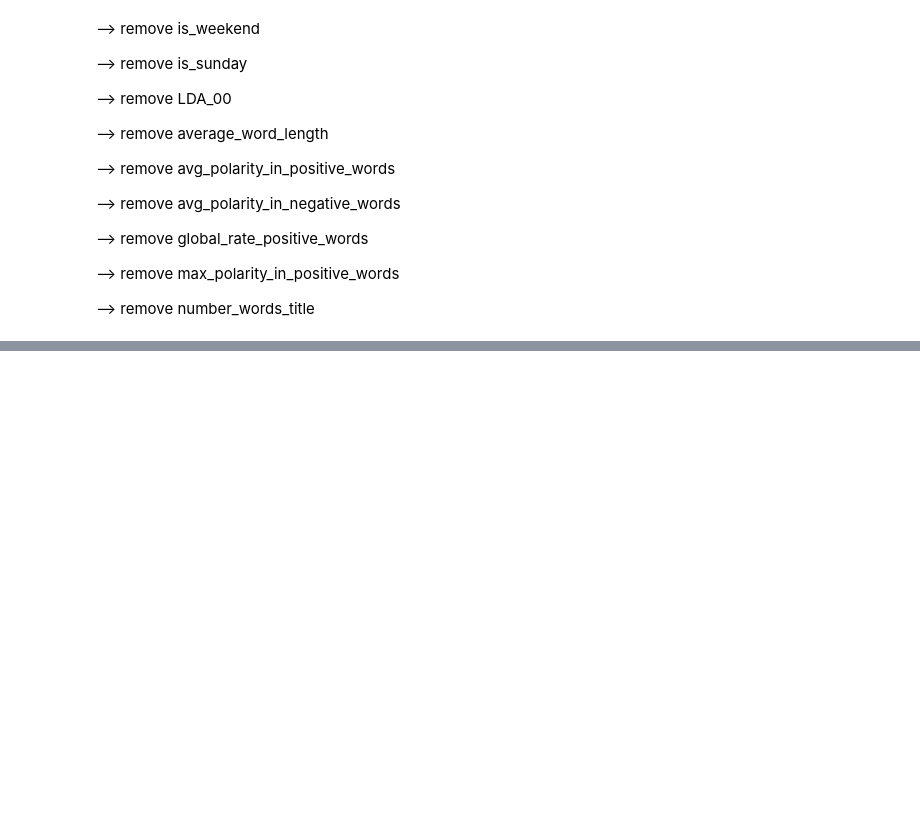
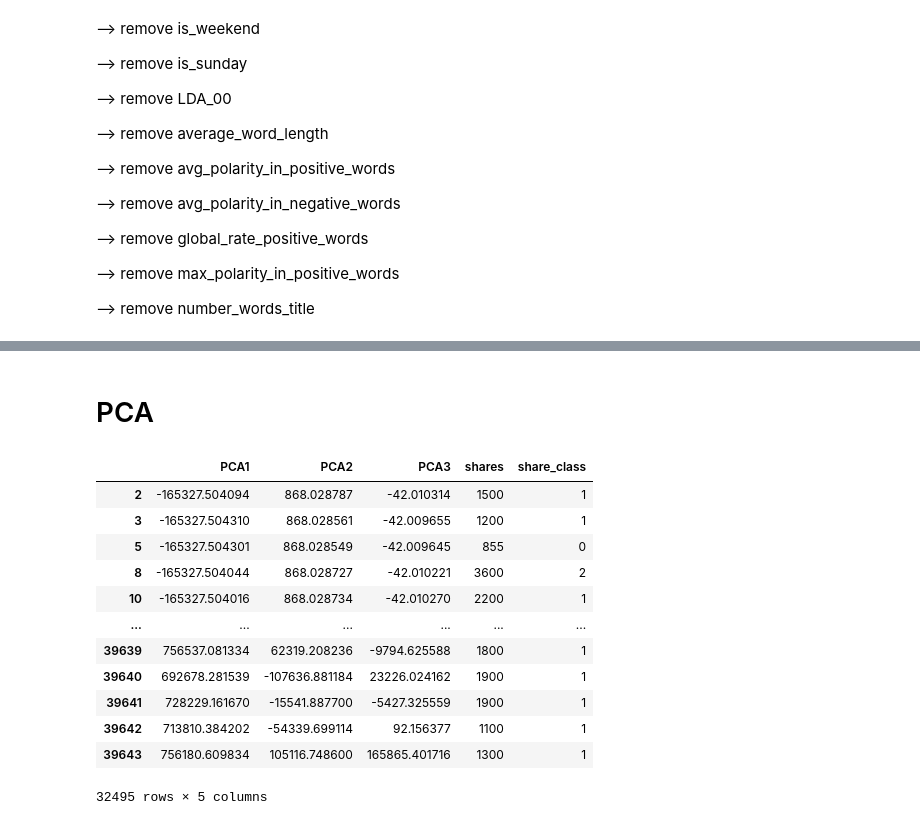
Before and after one commit to proohit/trends-in-ds-team1, a Jupyter notebook: onp_preprocessing.ipynb, the cells around one changed output, grey strips where cells are left out. Cells and saved outputs as stored; diff of their text form; code cells hidden in the pictures; blank space fills up the shorter version.

```diff
--- a/onp_preprocessing.ipynb
+++ b/onp_preprocessing.ipynb
@@ -224,0 +310,32 @@ display(popularity_data.shape)
+# %% [markdown]
+# PCA
+# %%
+from sklearn import decomposition
+
+#Perform PCA with 3 dimensions
+num_components=3
+pca = decomposition.PCA(n_components=3)
+#Only use features
+x=popularity_data.drop(' shares', axis=1).drop('share_class', axis=1)
+pca.fit(x)
+x_tran = pca.transform(x)
+y_tran = popularity_data[[' shares', 'share_class']]
+
+# Save PCA DataFrame for later use in evaluation
+pop_pca = pd.DataFrame(x_tran, columns=['PCA1', 'PCA2', 'PCA3'], index=popularity_data.index)
+pop_pca[[' shares', 'share_class']] = y_tran
+display(pop_pca)
+# %% [output]
+|  | PCA1 | PCA2 | PCA3 | shares | share_class |
+| 2 | -165327.504094 | 868.028787 | -42.010314 | 1500 | 1 |
+| 3 | -165327.504310 | 868.028561 | -42.009655 | 1200 | 1 |
+| 5 | -165327.504301 | 868.028549 | -42.009645 | 855 | 0 |
+| 8 | -165327.504044 | 868.028727 | -42.010221 | 3600 | 2 |
+| 10 | -165327.504016 | 868.028734 | -42.010270 | 2200 | 1 |
+| ... | ... | ... | ... | ... | ... |
+| 39639 | 756537.081334 | 62319.208236 | -9794.625588 | 1800 | 1 |
+| 39640 | 692678.281539 | -107636.881184 | 23226.024162 | 1900 | 1 |
+| 39641 | 728229.161670 | -15541.887700 | -5427.325559 | 1900 | 1 |
+| 39642 | 713810.384202 | -54339.699114 | 92.156377 | 1100 | 1 |
+| 39643 | 756180.609834 | 105116.748600 | 165865.401716 | 1300 | 1 |
+32495 rows × 5 columns
```
Also changed, not shown: parts of 11 cells of this notebook, 1 other file.
